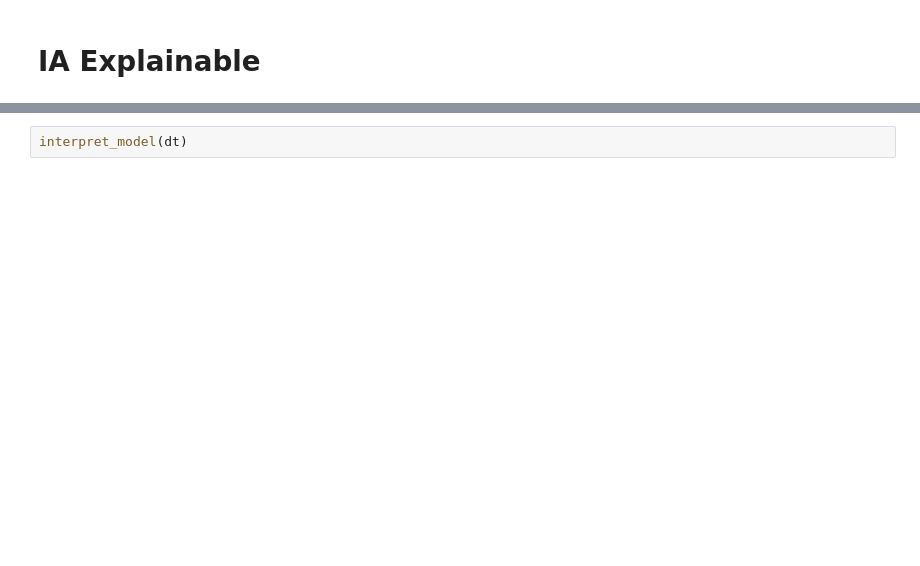
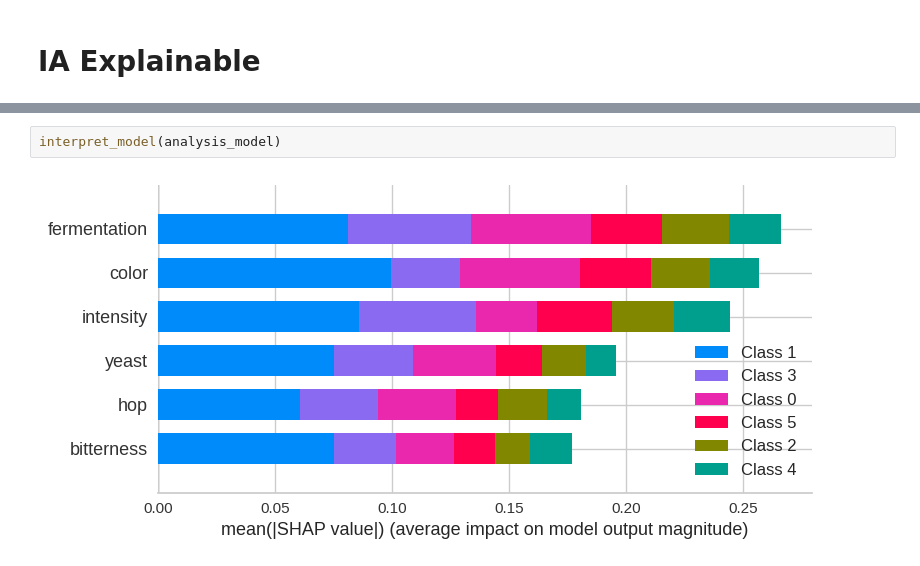
Before and after one commit to guidobotta/Fallas-2, a Jupyter notebook: Notebooks/causal_inference.ipynb, the cells around one changed output, grey strips where cells are left out. Cells and saved outputs as stored; diff of their text form; blank space fills up the shorter version.

```diff
--- a/Notebooks/causal_inference.ipynb
+++ b/Notebooks/causal_inference.ipynb
@@ -288,2 +370,4 @@ plot_model(dt, plot = 'feature')
 # %%
-interpret_model(dt)
+interpret_model(analysis_model)
+# %% [output]
+[figure, added]
```
Also changed, not shown: parts of 28 cells of this notebook.
